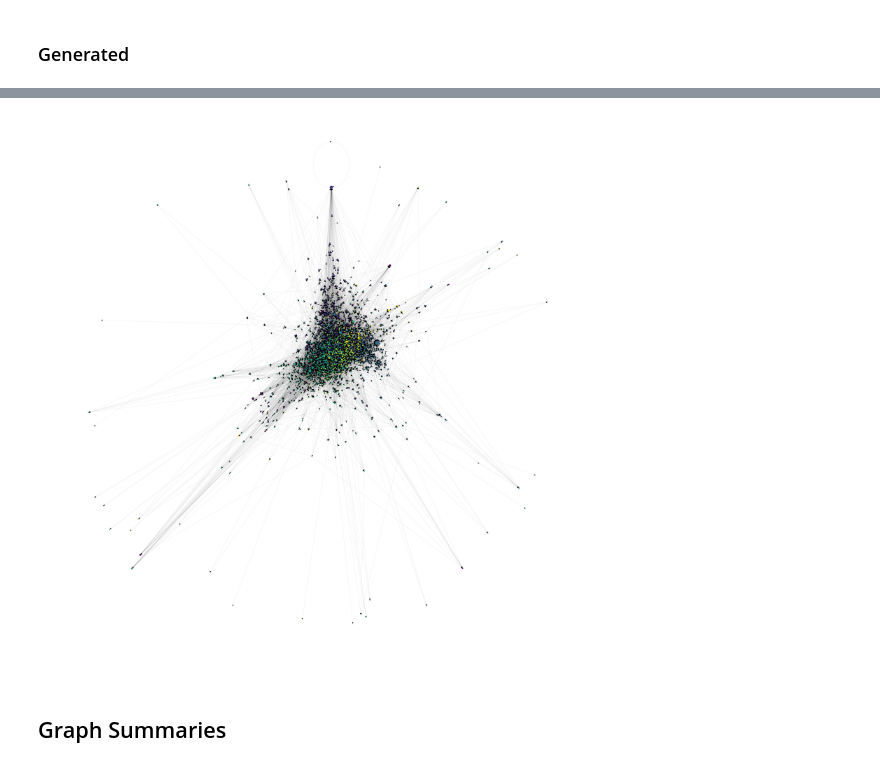
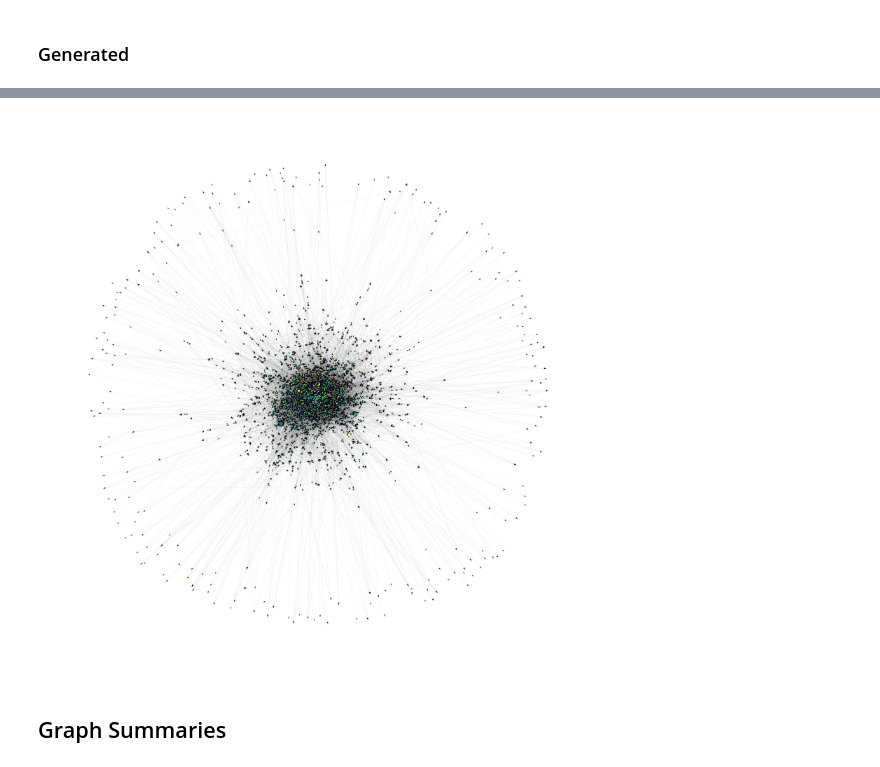
Before and after one commit to jr419/Homophily_Analysis, a Jupyter notebook: Homophily.ipynb, the cells around one changed output, grey strips where cells are left out. Saved outputs shown, nothing was run; the diff lists cells and outputs as text; code cells hidden in the pictures.

Commit message:
Degree-Correlated SBM

```diff
--- a/Homophily.ipynb
+++ b/Homophily.ipynb
@@ -1451,10 +1473,10 @@ plt.show()
 def gen_graphs_homophily(h_list):
   g_list = []
   for h in h_list:
-    g_list.append(gen_synthetic_graph_spectral(g1,h=h,d_in=g1.in_degrees(),d_out=g1.in_degrees()))
+    g_list.append(gen_synthetic_graph_spectral(g1,h=h,d=g1.in_degrees().float()))
   return g_list
 # %%
-g1_list = gen_graphs_homophily([0.1,0.25,0.5,0.75,0.9])
+g1_list = gen_graphs_homophily([0,0.1,0.25,0.5,0.75,0.9,1,10])
 # %%
 plot_degree_distribution_comparison(g1_list)
 # %% [output]
@@ -1482,9 +1504,10 @@ Class Normalised Homophily:  0.7585699558258057
 # %%
 plt.figure(1,figsize=(25,25))
-nx.draw(g1_list[-1].to_networkx(), alpha = 1, node_size = g1_list[-1].in_degrees(), node_color = g1_list[-1].ndata['label'], width=0.05)
+g = g1_list[len(g1_list)//2]
+nx.draw(g.to_networkx(), alpha = 1, node_size = g.in_degrees(), node_color = g.ndata['label'], width=0.05)
 plt.show()
 # %% [output]
-[figure, old version]
+[figure, new version]
 # %% [markdown]
 ## Graph Summaries
 # %%
```
Also changed, not shown: parts of 22 cells of this notebook.
